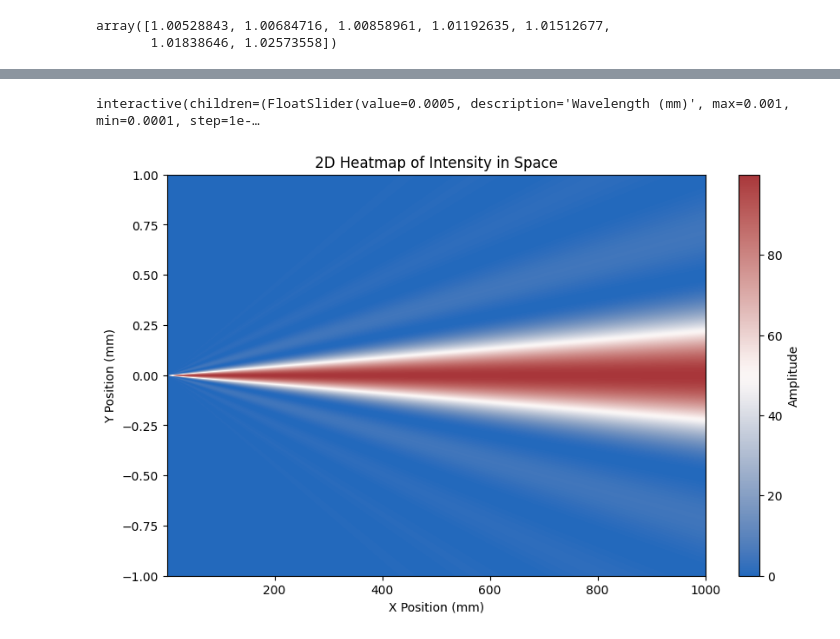
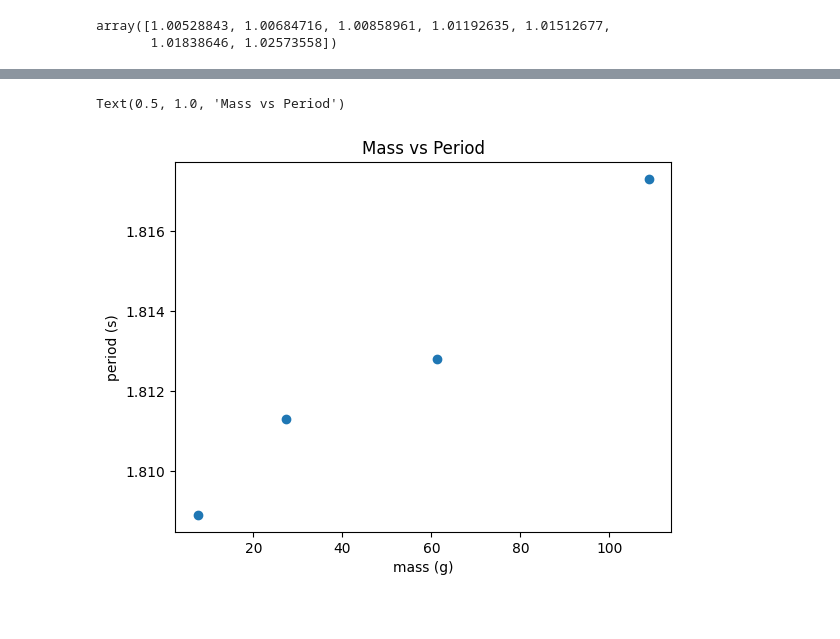
Before and after one commit to andrew-koren/cautious-adventure, a Jupyter notebook: my stuff/FS24/phy 191/lab4/lab4.ipynb, the cells around one changed output, grey strips where cells are left out. Cells and saved outputs as stored; diff of their text form; code cells hidden in the pictures; blank space fills up the shorter version.

```diff
--- a/my stuff/FS24/phy 191/lab4/lab4.ipynb
+++ b/my stuff/FS24/phy 191/lab4/lab4.ipynb
@@ -68,39 +34,11 @@ plt.show()
-# %%
-import numpy as np
-import matplotlib.pyplot as plt
-from ipywidgets import interact, FloatSlider
-from IPython.display import clear_output
-from seaborn import cm
-%matplotlib inline
-
-# Constant intensity
-Int = 100.0  # Intensity of incoming wave
-
-def wave(x, y, lambda_, a): #Int comes from above
-    beta = np.pi * a * np.sin(np.arctan(y / x)) / lambda_
-    return Int * (np.sin(beta) / beta) ** 2
-
-x = np.linspace(0.1, 1000, 1000)
-y = np.linspace(-1, 1, 1000)
-
-X, Y = np.meshgrid(x, y)
-
-# Plotting function with two parameters - the ones that vary
-def plot_wave(lambda_):
-    I = wave(X, Y, lambda_, a)  # X and Y come from above
-    fig = plt.figure(figsize=(10, 6)) # save fig
-    plt.imshow(I, aspect='auto', origin='lower', extent=[x.min(), x.max(), y.min(), y.max()], cmap=cm.vlag)
-    plt.colorbar(label="Amplitude")
-    plt.title("2D Heatmap of Intensity in Space")
-    plt.xlabel("X Position (mm)")
-    plt.ylabel("Y Position (mm)")
-
-    display(fig)
-
-
-interact(plot_wave,
-         lambda_=FloatSlider(value=500e-6, min=100e-6, max=1000e-6, step=10e-6, description='Wavelength (mm)', continuous_update=True));
-         #a=FloatSlider(value=1.0, min=0.1, max=5.0, step=0.1, description='Slit Size (mm)', continuous_update=True));
-# %% [output]
-interactive(children=(FloatSlider(value=0.0005, description='Wavelength (mm)', max=0.001, min=0.0001, step=1e-…
-[figure, removed]
+# %%
+mass = [108.8, 61.3, 27.3, 7.5]
+period = [1.8173, 1.8128, 1.8113, 1.8089]
+
+plt.scatter(mass, period)
+plt.xlabel('mass (g)')
+plt.ylabel('period (s)')
+plt.title('Mass vs Period')
+# %% [output]
+Text(0.5, 1.0, 'Mass vs Period')
+[figure, added]
```
Also changed, not shown: parts of 1 cell of this notebook, 7 other files.
